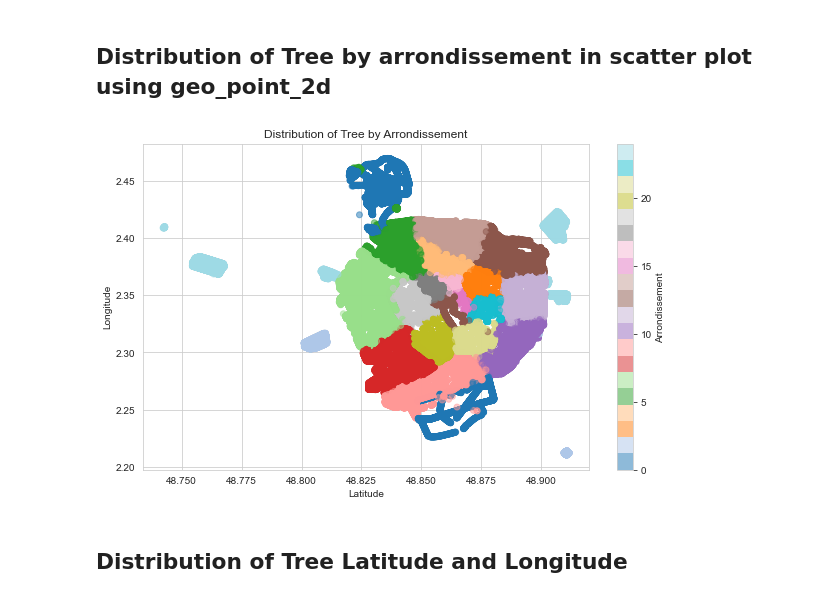
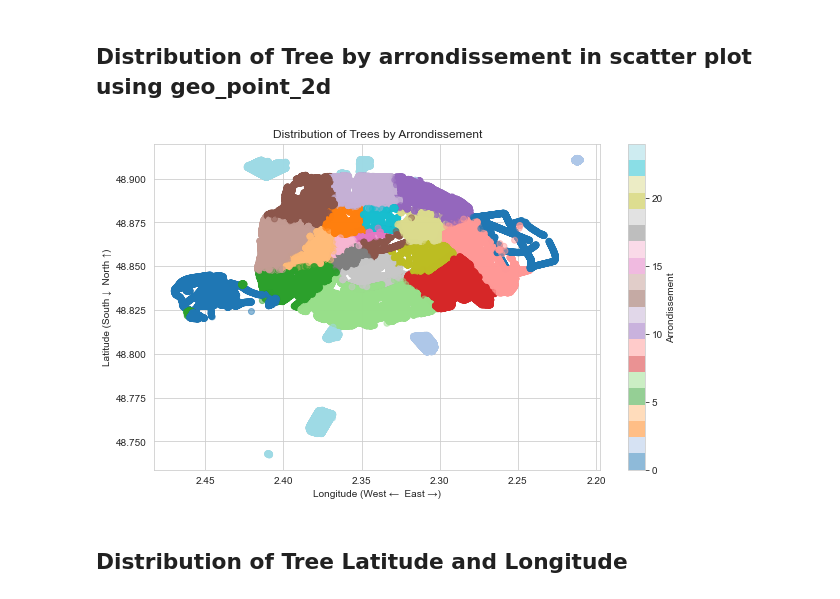
Before and after one commit to preudh/OC_IA_P2_concours_smart_city, a Jupyter notebook: notebooks/smartcity.ipynb, the cells around one changed output. Drawn from its saved outputs; the diff is of its cells as text; code cells hidden in the pictures.

Commit message:
distribution of Tree by arrondissement v3

```diff
--- a/notebooks/smartcity.ipynb
+++ b/notebooks/smartcity.ipynb
@@ -740,16 +740,19 @@ plt.show() # Display the figure so that it is visible in the notebook
 These quantitative analyses provide insights into the structure and composition of the tree population in Paris, revealing a majority of young or medium-sized trees, while highlighting the presence of older and larger specimens, essential for biodiversity and the aesthetics of the city.
 # %% [markdown]
 ## Distribution of Tree by arrondissement in scatter plot using geo_point_2d
-# %%
-plt.figure(figsize=(10, 6)) # Set the size of the figure
-plt.scatter(df_cleaned['geo_point_2d_a'], df_cleaned['geo_point_2d_b'], c=df_cleaned['arrondissement'].cat.codes, cmap='tab20', alpha=0.5) # Create a scatter plot for the latitude and longitude of the trees colored by district
-plt.title('Distribution of Tree by Arrondissement') # Set the title of the figure
-plt.xlabel('Latitude') # Set the label for the x-axis
-plt.ylabel('Longitude') # Set the label for the y-axis
-plt.colorbar(label='Arrondissement') # Add a color bar with the label 'Arrondissement'
-plt.show() # Display the figure so that it is visible in the notebook
-# %% [output]
-[figure, removed]
+# %%
+plt.figure(figsize=(10, 6))  # Set the size of the figure
+# Assuming 'geo_point_2d_a' is latitude and 'geo_point_2d_b' is longitude
+plt.scatter(df_cleaned['geo_point_2d_b'], df_cleaned['geo_point_2d_a'],
+            c=df_cleaned['arrondissement'].cat.codes, cmap='tab20', alpha=0.5)  # Scatter plot for longitude and latitude
+plt.title('Distribution of Trees by Arrondissement')  # Title of the figure
+plt.xlabel('Longitude (West ←  East →)')  # Label for the x-axis
+plt.ylabel('Latitude (South ↓  North ↑)')  # Label for the y-axis
+plt.colorbar(label='Arrondissement')  # Color bar with the label 'Arrondissement'
+plt.gca().invert_xaxis()  # Invert the x-axis to show West on the left
+plt.show()  # Display the figure
+# %% [output]
+[figure, added]
 # %% [markdown]
 ## Distribution of Tree Latitude and Longitude
 # %%
```
Also changed, not shown: parts of 2 cells of this notebook.
